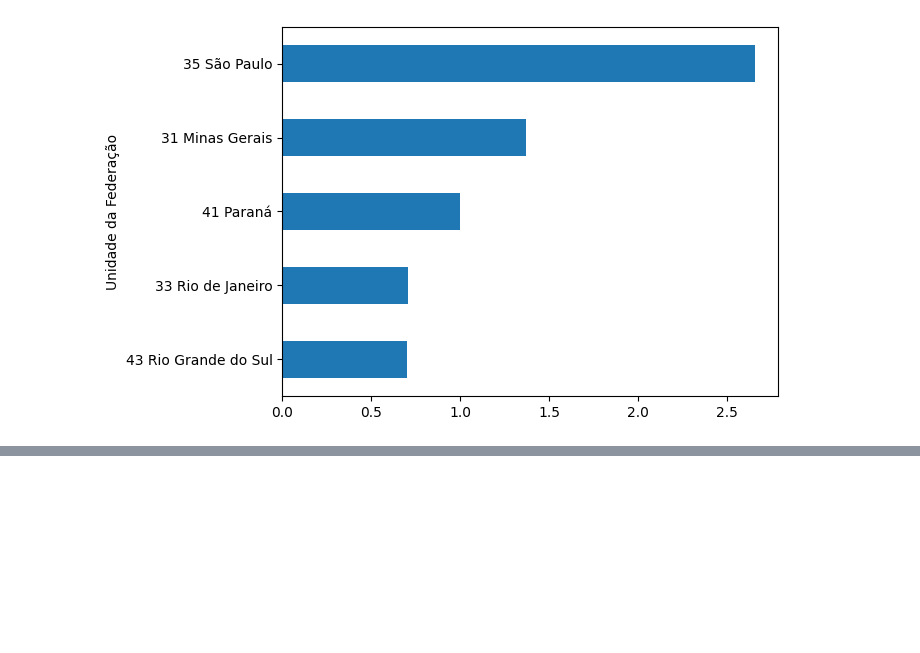
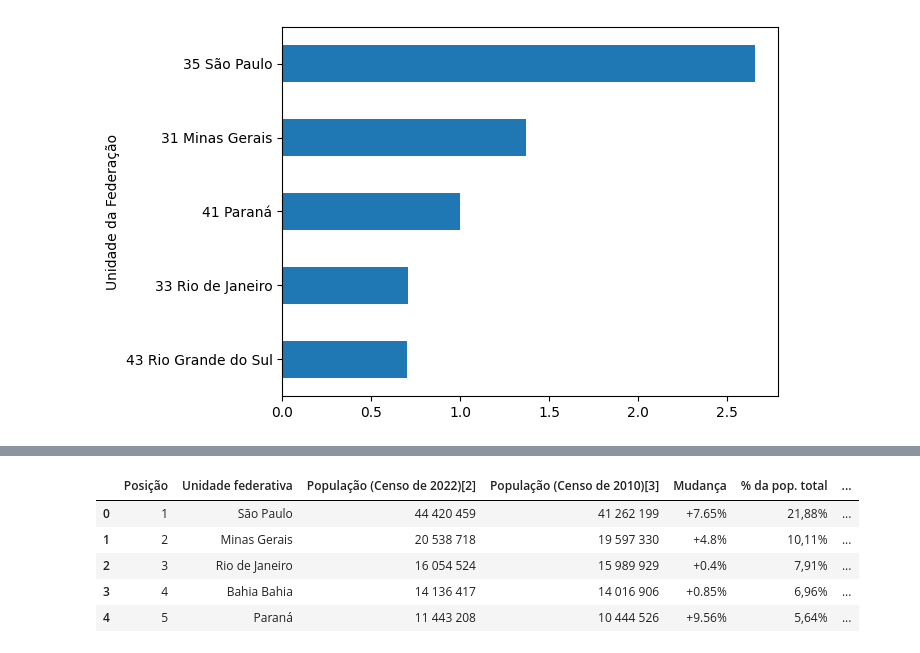
Before and after one commit to vitorsarilio/Pos_Tech_Data_Analytics, a Jupyter notebook: Notebooks/Producao_Hospitalar.ipynb, the cells around one changed output, grey strips where cells are left out. Cells and saved outputs as stored; diff of their text form; code cells hidden in the pictures; blank space fills up the shorter version.

Commit message:
Fontes externas e limpeza

```diff
--- a/Notebooks/Producao_Hospitalar.ipynb
+++ b/Notebooks/Producao_Hospitalar.ipynb
@@ -456,0 +475,44 @@ tabela_de_comparacao.head(5).sort_values(ascending=True).plot(kind="barh")
+# %%
+dados_da_populacao = """Posição	Unidade federativa	População (Censo de 2022)[2]	População (Censo de 2010)[3]	Mudança	% da pop. total	País comparável (habitantes)
+
+1	 São Paulo	44 420 459	41 262 199	+7.65%	21,88%	 Espanha (46 754 778)
+2	 Minas Gerais	20 538 718	19 597 330	+4.8%	10,11%	 Burquina Fasso (20 903 273)
+3	 Rio de Janeiro	16 054 524	15 989 929	+0.4%	7,91%	Camboja Camboja (16 718 965)
+4	Bahia Bahia	14 136 417	14 016 906	+0.85%	6,96%	 Zimbabwe (14 862 924)
+5	 Paraná	11 443 208	10 444 526	+9.56%	5,64%	 Tunísia (11 818 619)
+6	 Rio Grande do Sul	10 880 506	10 693 929	+1.74%	5,36%	 Cuba (11 326 616)
+7	 Pernambuco	9 058 155	8 796 448	+2.98%	4,46%	 Áustria (9 006 398)
+8	 Ceará	8 791 688	8 452 381	+4.01%	4,33%	 Papua-Nova Guiné (8 947 024)
+9	Pará Pará	8 116 132	7 581 051	+7.06%	4,1%	 Suíça (8 654 622)
+10	 Santa Catarina	7 609 601	6 248 436	+21.78%	3,75%	 Paraguai (7 132 538)
+11	 Goiás	7 055 228	6 003 788	+17.51%	3,47%	 Bulgária (6 948 445)
+12	 Maranhão	6 775 152	6 574 789	+3.05%	3,34%	 Bulgária (6 948 445)
+13	 Paraíba	3 974 495	3 766 528	+5.52%	1,96%	 Geórgia (3 989 167)
+14	 Amazonas	3 941 175	3 483 985	+13.12%	1,94%	 Geórgia (3 989 167)
+15	 Espírito Santo	3 833 486	3 514 952	+9.06%	1,89%	 Geórgia (3 989 167)
+16	 Mato Grosso	3 658 813	3 035 122	+20.55%	1,8%	 Geórgia (3 989 167)
+17	 Rio Grande do Norte	3 302 406	3 168 027	+4.24%	1,63%	 Uruguai (3 473 730)
+18	 Piauí	3 269 200	3 118 360	+4.84%	1,61%	 Bósnia e Herzegovina (3 280 819)
+19	 Alagoas	3 127 511	3 120 494	+0.22%	1,54%	 Mónaco (3 278 290)
+20	 Distrito Federal	2 817 068	2 570 160	+9.61%	1,39%	 Armênia (2 963 243)
+21	 Mato Grosso do Sul	2 756 700	2 449 024	+12.56%	1,36%	 Albânia (2 877 797)
+22	 Sergipe	2 209 558	2 068 017	+6.84%	1,09%	 Gabão (2 225 734)
+23	 Rondônia	1 581 016	1 562 409	+1.19%	0,78%	 Bahrein (1 701 575)
+24	 Tocantins	1 511 459	1 383 445	+9.25%	0,74%	 Guiné Equatorial (1 402 985)
+25	 Acre	830 026	733 559	+13.15%	0,41%	 Comores (869 601)
+26	 Amapá	733 508	669 526	+9.56%	0,36%	 Guiné (786 552)
+27	 Roraima	636 303	450 479	+41.25%	0,31%	 Montenegro (649 335)
+"""
+# fonte https://pt.wikipedia.org/wiki/Lista_de_unidades_federativas_do_Brasil_por_popula%C3%A7%C3%A3o
+# fonte indireta IBGE
+# %%
+dados_da_populacao_io = StringIO(dados_da_populacao)
+populacao = pd.read_csv(dados_da_populacao_io, sep="\t")
+populacao.head()
+# %% [output]
+|  | Posição | Unidade federativa | População (Censo de 2022)[2] | População (Censo de 2010)[3] | Mudança | % da pop. total | ... |
+| 0 | 1 | São Paulo | 44 420 459 | 41 262 199 | +7.65% | 21,88% | ... |
+| 1 | 2 | Minas Gerais | 20 538 718 | 19 597 330 | +4.8% | 10,11% | ... |
+| 2 | 3 | Rio de Janeiro | 16 054 524 | 15 989 929 | +0.4% | 7,91% | ... |
+| 3 | 4 | Bahia Bahia | 14 136 417 | 14 016 906 | +0.85% | 6,96% | ... |
+| 4 | 5 | Paraná | 11 443 208 | 10 444 526 | +9.56% | 5,64% | ... |
```
Also changed, not shown: parts of 17 cells of this notebook.
